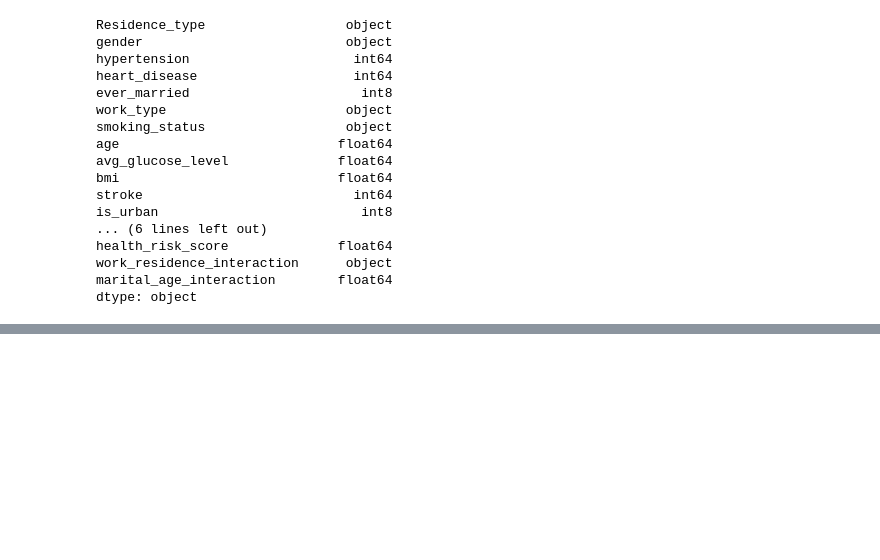
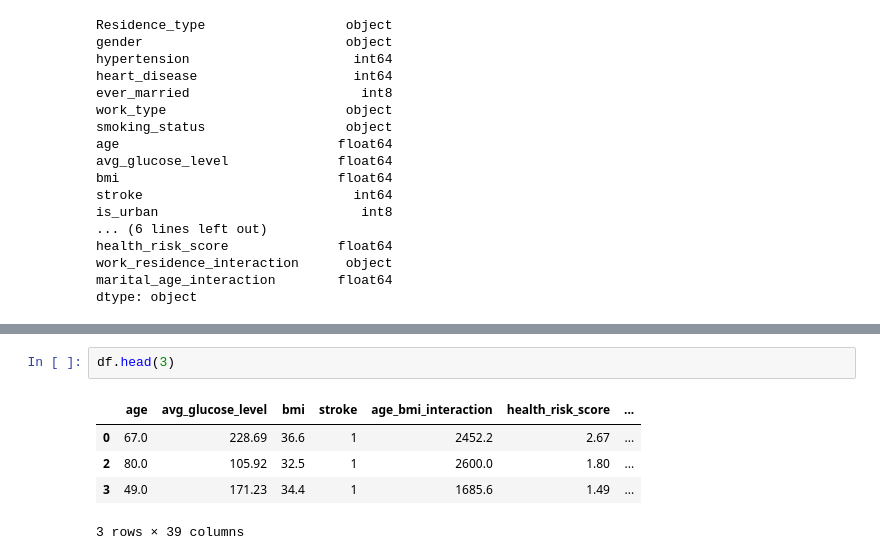
Before and after one commit to mtfattahpour/stroke-prediction, a Jupyter notebook: notebooks/model_training.ipynb, the cells around one changed output, grey strips where cells are left out. Drawn from its saved outputs; the diff is of its cells as text; blank space fills up the shorter version.

```diff
--- a/notebooks/model_training.ipynb
+++ b/notebooks/model_training.ipynb
@@ -123,0 +170,8 @@ dtype: object
+# %%
+df.head(3)
+# %% [output]
+|  | age | avg_glucose_level | bmi | stroke | age_bmi_interaction | health_risk_score | ... |
+| 0 | 67.0 | 228.69 | 36.6 | 1 | 2452.2 | 2.67 | ... |
+| 2 | 80.0 | 105.92 | 32.5 | 1 | 2600.0 | 1.80 | ... |
+| 3 | 49.0 | 171.23 | 34.4 | 1 | 1685.6 | 1.49 | ... |
+3 rows × 39 columns
```
Also changed, not shown: parts of 10 cells of this notebook.
